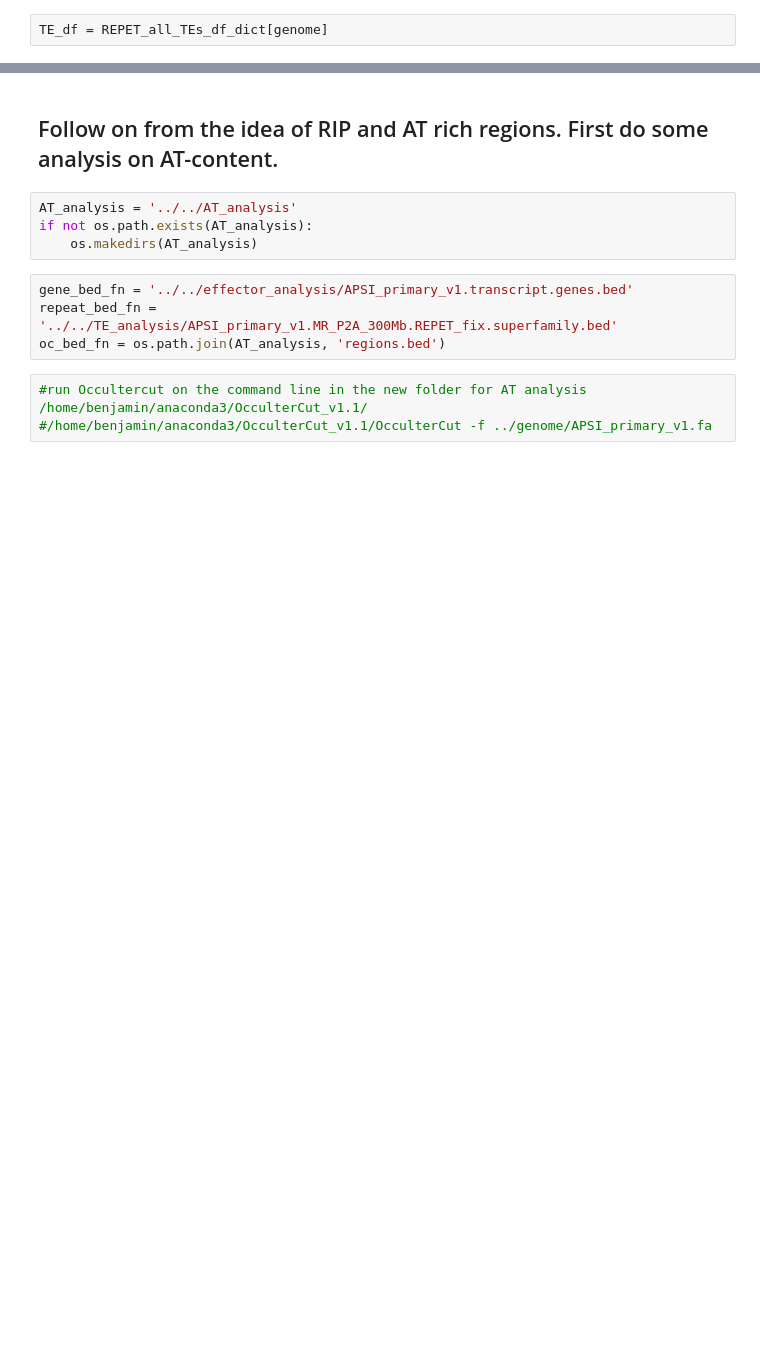
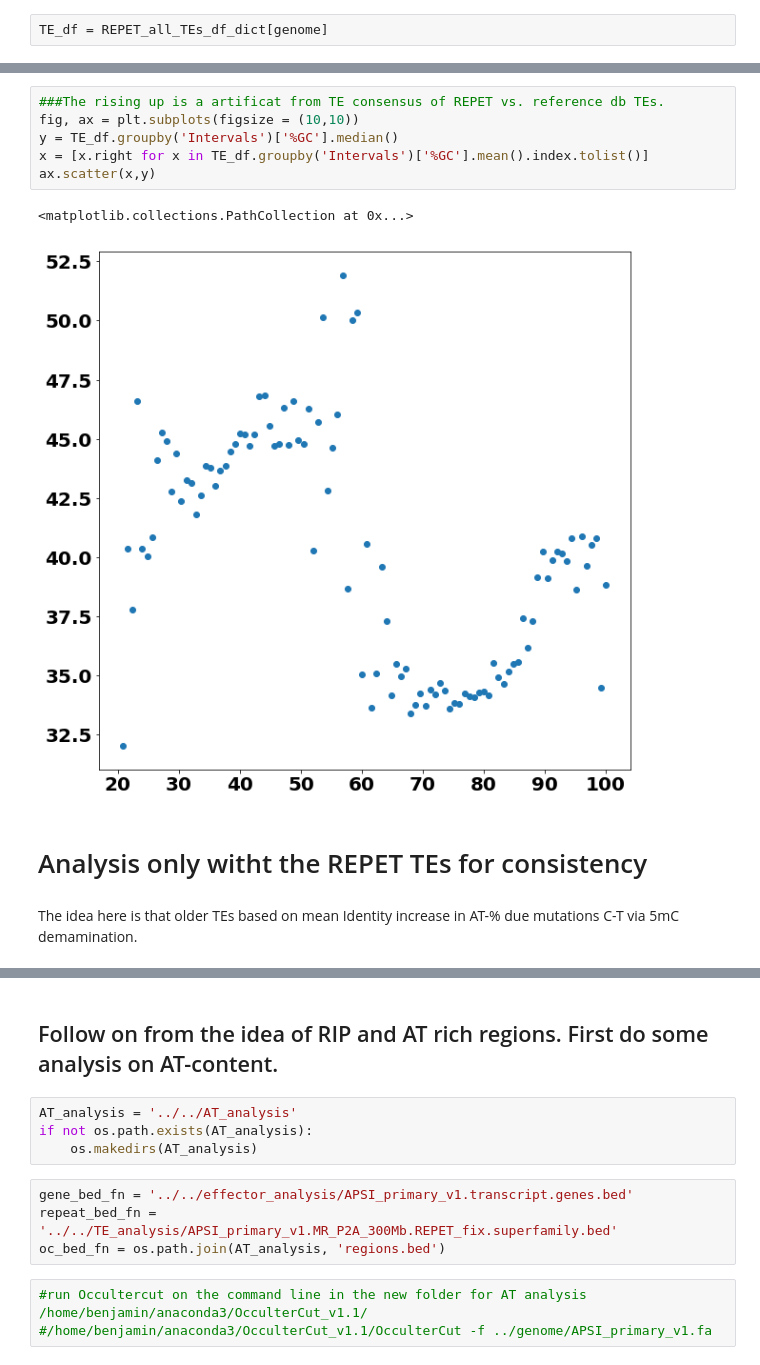
Before and after one commit to Team-Schwessinger/TE_myrtle_rust, a Jupyter notebook: notebooks/MRv01_TE_variation_analysis.ipynb, the cells around one changed output, grey strips where cells are left out. Saved outputs shown, nothing was run; the diff lists cells and outputs as text; blank space fills up the shorter version.

```diff
--- a/notebooks/MRv01_TE_variation_analysis.ipynb
+++ b/notebooks/MRv01_TE_variation_analysis.ipynb
@@ -219,0 +289,13 @@ TE_df.sort_values(['meanId'], ascending=False)
+# %%
+###The rising up is a artificat from TE consensus of REPET vs. reference db TEs.
+fig, ax = plt.subplots(figsize = (10,10))
+y = TE_df.groupby('Intervals')['%GC'].median()
+x = [x.right for x in TE_df.groupby('Intervals')['%GC'].mean().index.tolist()]
+ax.scatter(x,y)
+# %% [output]
+<matplotlib.collections.PathCollection at 0x...>
+[figure, added]
+# %% [markdown]
+# Analysis only witht the REPET TEs for consistency
+# %% [markdown]
+The idea here is that older TEs based on mean Identity increase in AT-% due mutations C-T via 5mC demamination.
```
Also changed, not shown: parts of 53 cells of this notebook, 2 other files.
